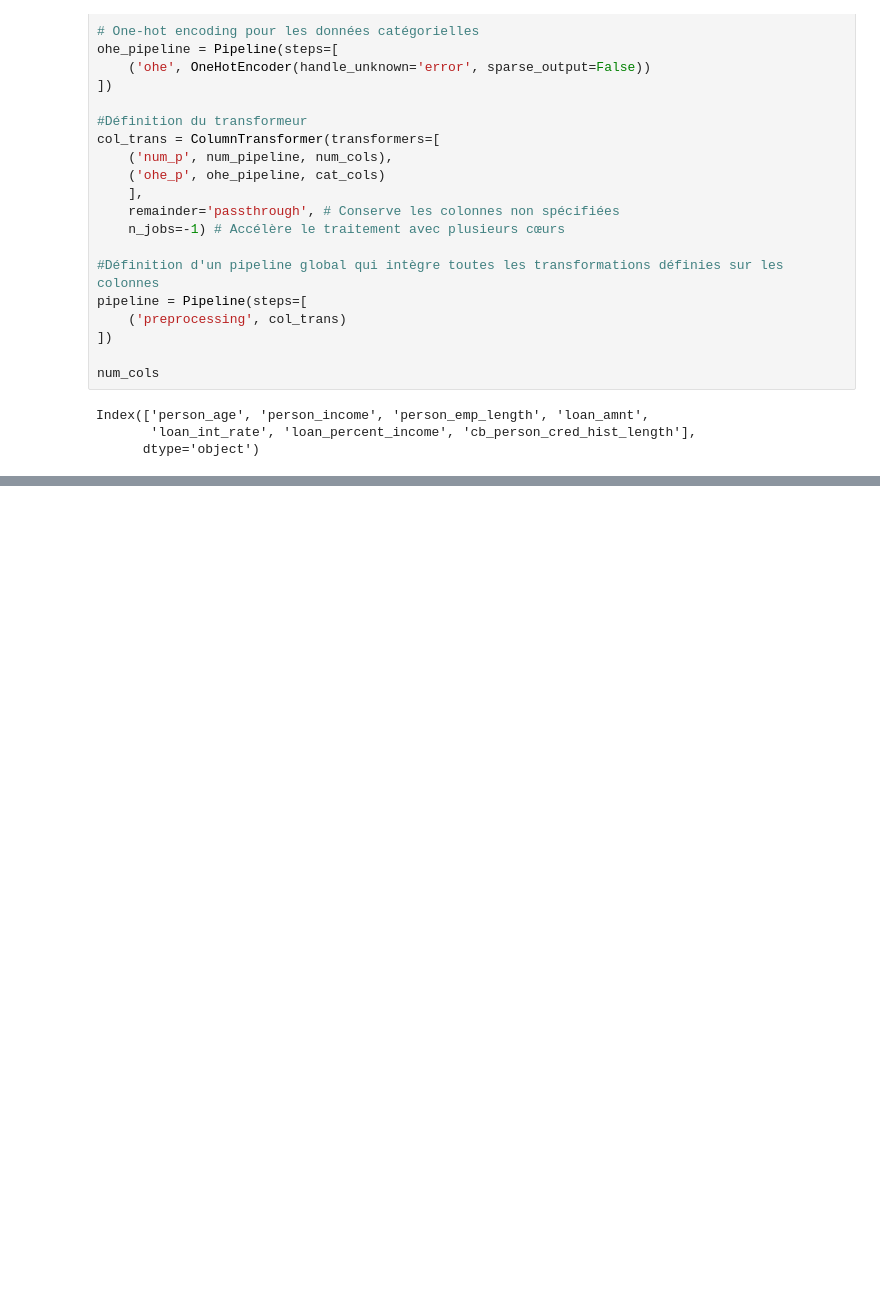
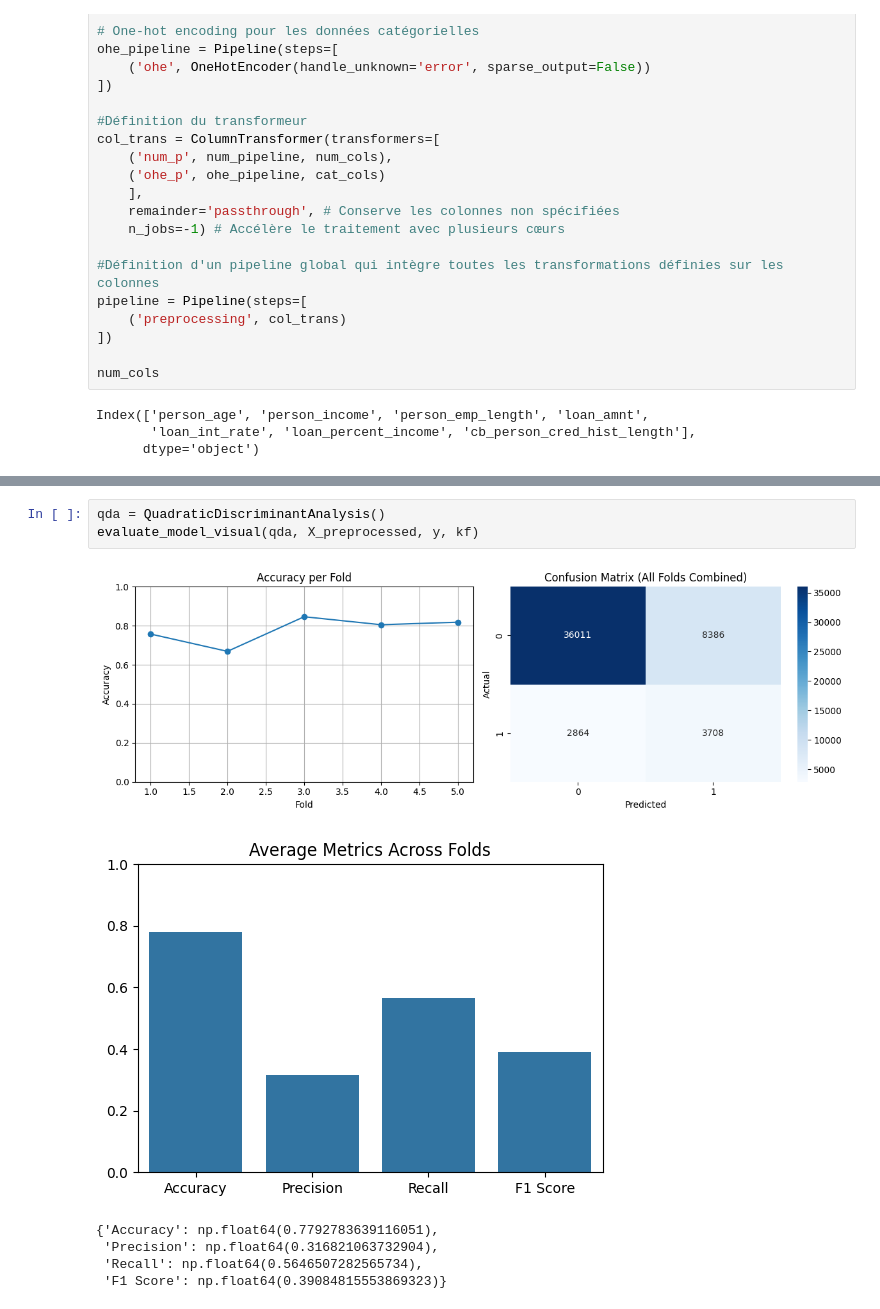
Before and after one commit to Franklin7660/loan_prediction_DS52, a Jupyter notebook: notebooks/loan_prediction.ipynb, the cells around one changed output, grey strips where cells are left out. Drawn from its saved outputs; the diff is of its cells as text; blank space fills up the shorter version.

```diff
--- a/notebooks/loan_prediction.ipynb
+++ b/notebooks/loan_prediction.ipynb
@@ -312,0 +399,10 @@ np.float64(0.09101756706522848)
+# %%
+qda = QuadraticDiscriminantAnalysis()
+evaluate_model_visual(qda, X_preprocessed, y, kf)
+# %% [output]
+[figure, added]
+[figure, added]
+{'Accuracy': np.float64(0.7792783639116051),
+ 'Precision': np.float64(0.316821063732904),
+ 'Recall': np.float64(0.5646507282565734),
+ 'F1 Score': np.float64(0.39084815553869323)}
```
Also changed, not shown: parts of 18 cells of this notebook, 1 other file.
